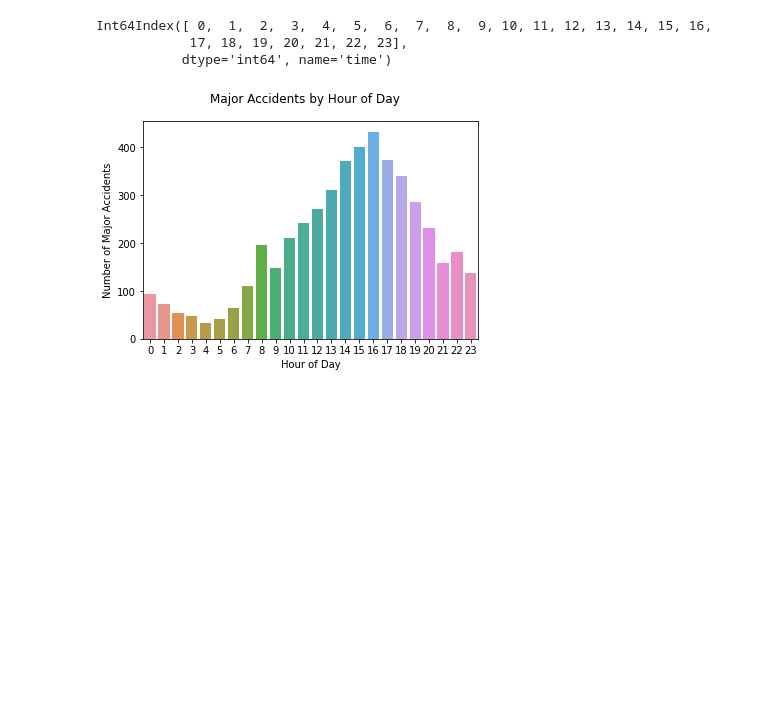
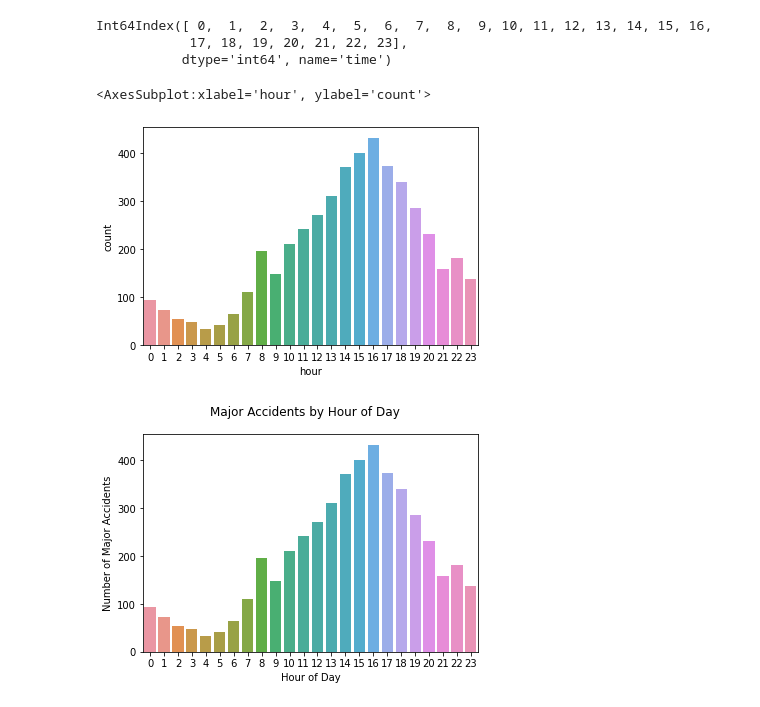
Before and after one commit to teruki-i/high_fatality_accidents, a Jupyter notebook: notebook.ipynb, the cells around one changed output. Cells and saved outputs as stored; diff of their text form; code cells hidden in the pictures; blank space fills up the shorter version.

Commit message:
added code to examine accidents by time of day and number of vehicles

```diff
--- a/notebook.ipynb
+++ b/notebook.ipynb
@@ -88,8 +88,9 @@ accidents['day_of_week']=accidents['day_of_week'].replace(
                                     value=days_of_week
 )
 # %%
-# convert 'time' column to timestamp
+# convert 'time' and 'hour' columns to accidents data
 accidents['time'] = pd.to_datetime(accidents['time'])
+accidents['hour'] = pd.DatetimeIndex(accidents['time']).hour
 accidents.info()
 # %% [output]
 <class 'pandas.core.frame.DataFrame'>
@@ -248,5 +255,10 @@ hours
 Int64Index([ 0,  1,  2,  3,  4,  5,  6,  7,  8,  9, 10, 11, 12, 13, 14, 15, 16,
             17, 18, 19, 20, 21, 22, 23],
            dtype='int64', name='time')
+# %%
+sns.countplot(x='hour', data=major_accidents)
+# %% [output]
+<AxesSubplot:xlabel='hour', ylabel='count'>
+[figure, added]
 # %%
 # plot major accidents by time of day
```
Also changed, not shown: parts of 11 cells of this notebook.
